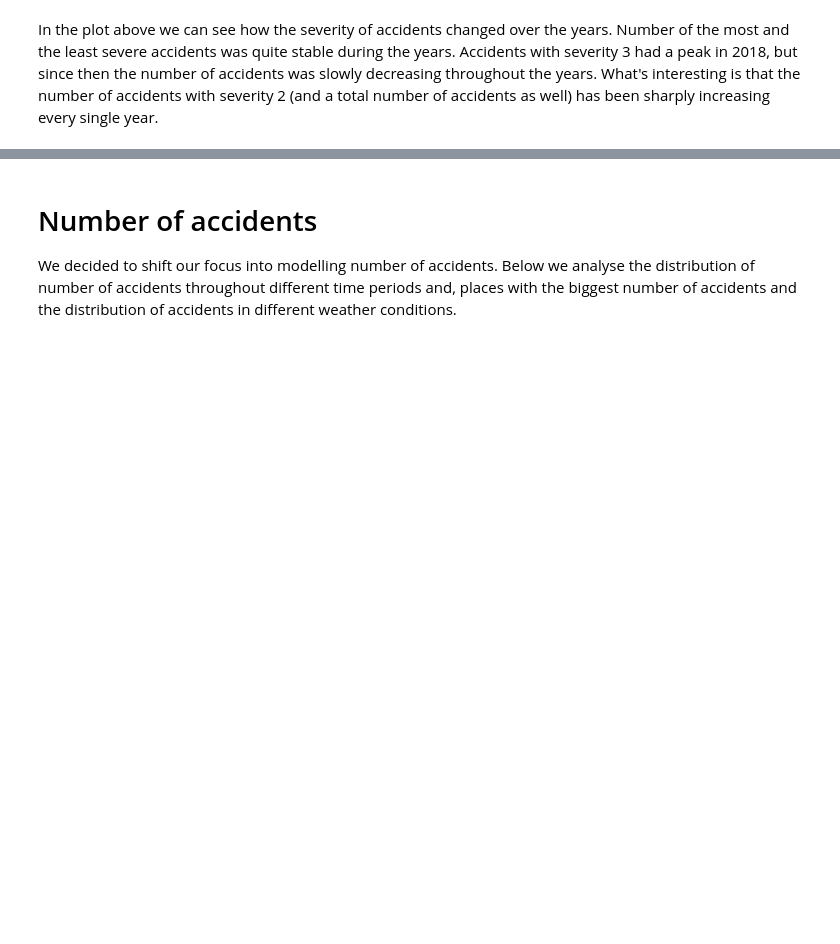
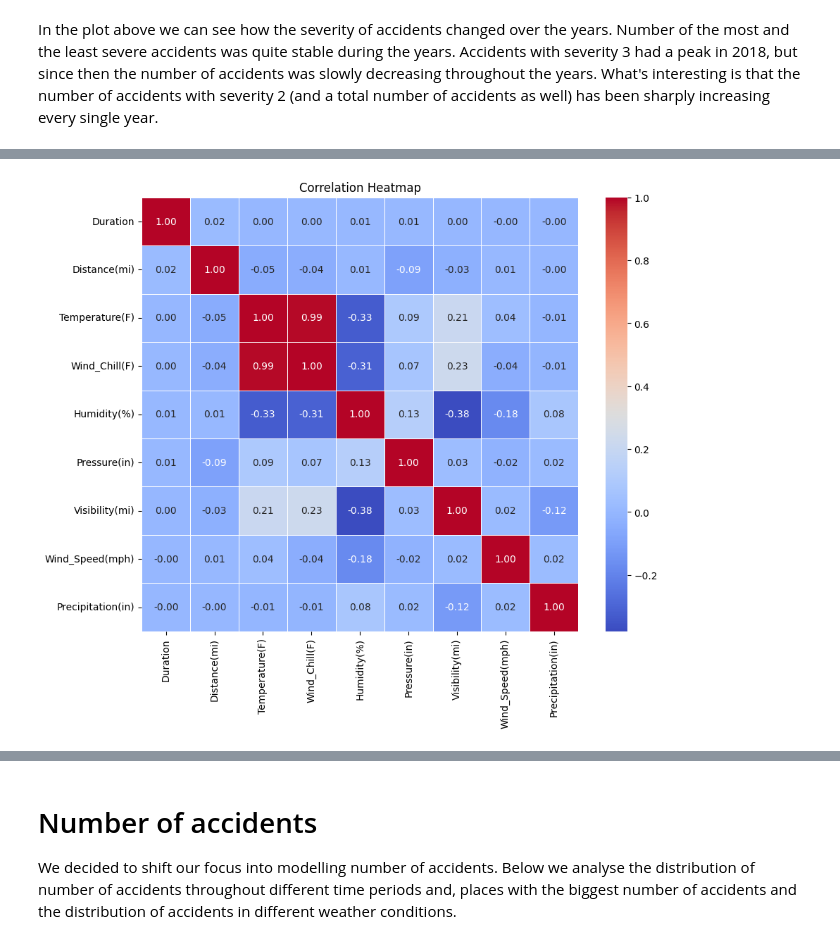
Before and after one commit to hrapek/mbml-us-accidents, a Jupyter notebook: final notebook.ipynb, the cells around one changed output, grey strips where cells are left out. Drawn from its saved outputs; the diff is of its cells as text; code cells hidden in the pictures; blank space fills up the shorter version.

```diff
--- a/final notebook.ipynb
+++ b/final notebook.ipynb
@@ -287,0 +316,14 @@ In the plot above we can see how the severity of accidents changed over the year
+# %%
+features = ['Duration', 'Distance(mi)', 'Temperature(F)', 'Wind_Chill(F)', 'Humidity(%)', 'Pressure(in)',
+            'Visibility(mi)', 'Wind_Speed(mph)', 'Precipitation(in)']
+
+
+correlation_matrix = df[features].corr()
+
+# Create a correlation heatmap
+plt.figure(figsize=(10, 8))
+sns.heatmap(correlation_matrix, annot=True, cmap='coolwarm', fmt='.2f', linewidths=0.5)
+plt.title('Correlation Heatmap')
+plt.show()
+# %% [output]
+[figure, added]
```
Also changed, not shown: parts of 114 cells of this notebook.
